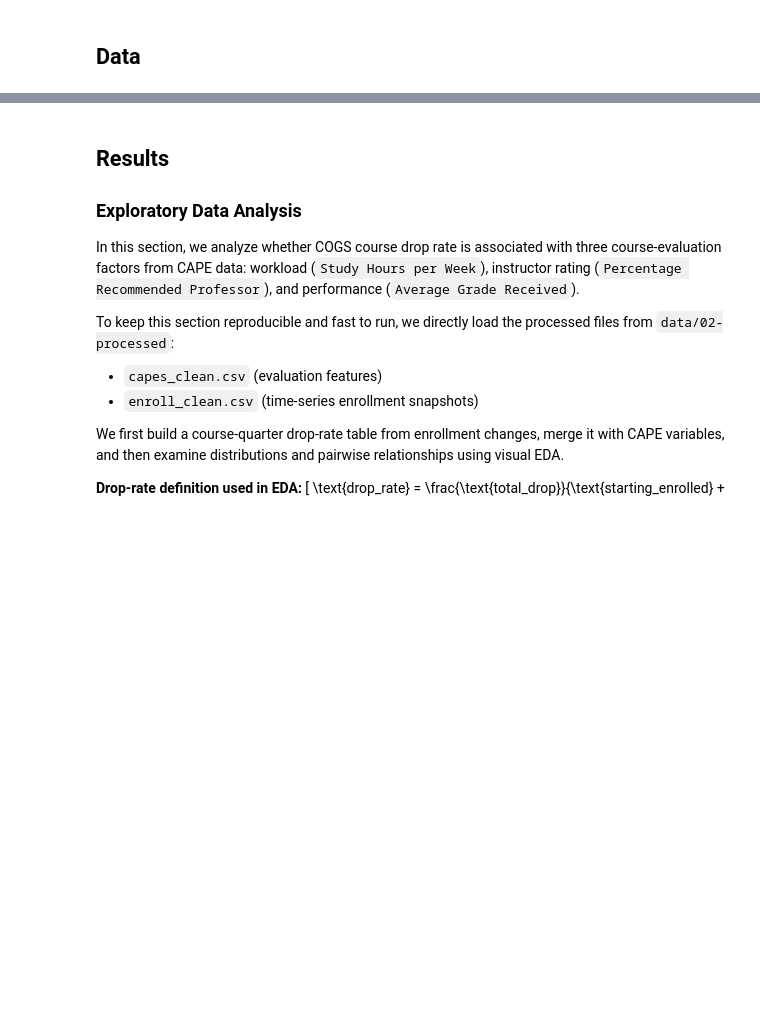
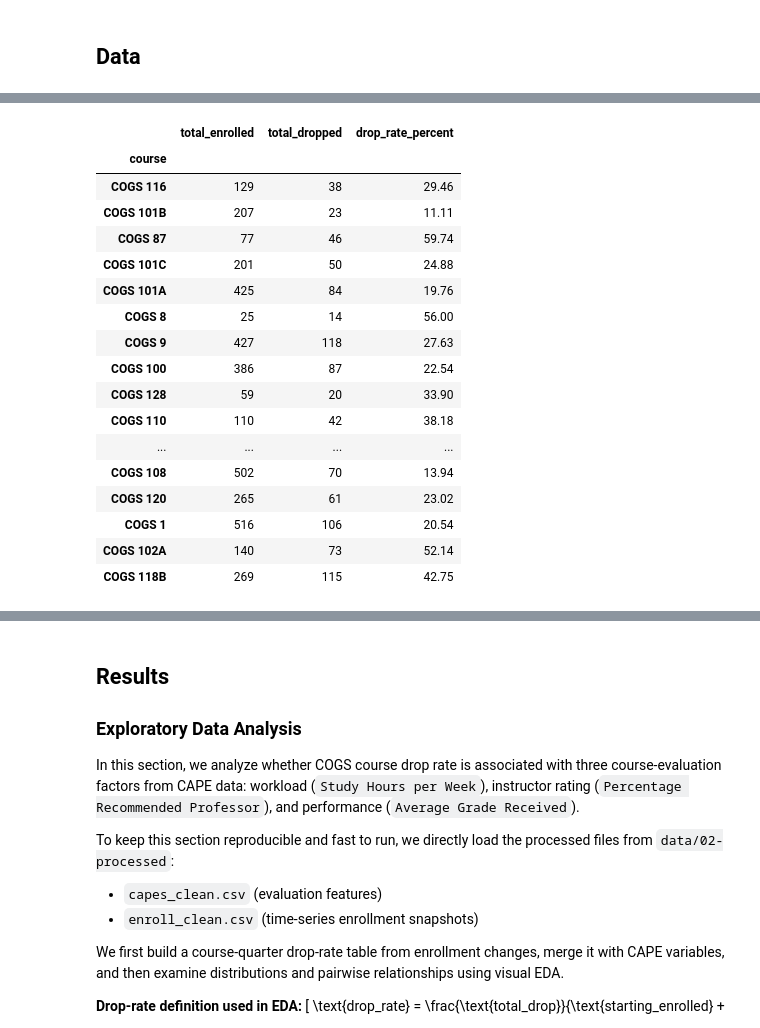
Before and after one commit to kaffa101/Group040_WI26, a Jupyter notebook: 03-FinalProject.ipynb, the cells around one changed output, grey strips where cells are left out. Saved outputs shown, nothing was run; the diff lists cells and outputs as text; code cells hidden in the pictures; blank space fills up the shorter version.

Commit message:
replace blanks with previous content

```diff
--- a/03-FinalProject.ipynb
+++ b/03-FinalProject.ipynb
@@ -89,0 +73,51 @@ Instructions: REPLACE the contents of this cell with your work, including any up
+# %%
+import pandas as pd
+import os
+def drop_rate(course):
+    diff = course['enrolled'].diff().fillna(0)
+    total_enroll = int(diff[diff > 0].sum())
+    total_drop = int((-diff[diff < 0]).sum())
+    if total_enroll == 0:
+        drop_rate = 0
+    else:
+        drop_rate = round((total_drop / total_enroll) * 100, 2)
+    return total_enroll, total_drop, drop_rate
+
+def quarter_to_df(file):
+    results = []
+    for filename in os.listdir(file):
+        if filename.endswith(".csv"):
+            file_path = os.path.join(file, filename)
+            df = pd.read_csv(file_path)
+            enroll, drop, rate = drop_rate(df)
+            course_name = filename.replace(".csv", "")
+            results.append({"course": course_name, "total_enrolled": enroll, \
+                "total_dropped": drop, "drop_rate_percent": rate})
+    results_df = pd.DataFrame(results)
+    results_df = results_df.set_index("course")
+    return results_df
+# %%
+FA22 = quarter_to_df("data/00-raw/COGS_22FA/")
+SP23 = quarter_to_df("data/00-raw/COGS_23SP/")
+WI23 = quarter_to_df("data/00-raw/COGS_23WI/")
+# %%
+FA22
+# %% [output]
+|  | total_enrolled | total_dropped | drop_rate_percent |
+| course |  |  |  |
+| COGS 116 | 129 | 38 | 29.46 |
+| COGS 101B | 207 | 23 | 11.11 |
+| COGS 87 | 77 | 46 | 59.74 |
+| COGS 101C | 201 | 50 | 24.88 |
+| COGS 101A | 425 | 84 | 19.76 |
+| COGS 8 | 25 | 14 | 56.00 |
+| COGS 9 | 427 | 118 | 27.63 |
+| COGS 100 | 386 | 87 | 22.54 |
+| COGS 128 | 59 | 20 | 33.90 |
+| COGS 110 | 110 | 42 | 38.18 |
+| ... | ... | ... | ... |
+| COGS 108 | 502 | 70 | 13.94 |
+| COGS 120 | 265 | 61 | 23.02 |
+| COGS 1 | 516 | 106 | 20.54 |
+| COGS 102A | 140 | 73 | 52.14 |
+| COGS 118B | 269 | 115 | 42.75 |
```
Also changed, not shown: parts of 27 cells of this notebook.
